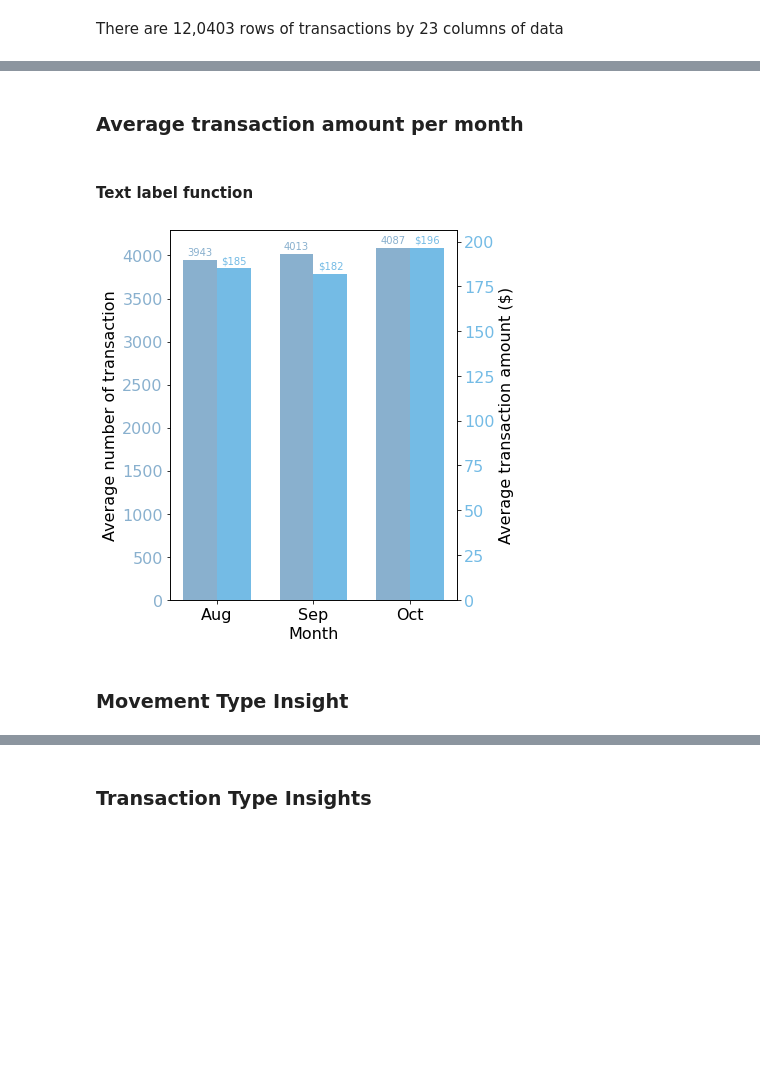
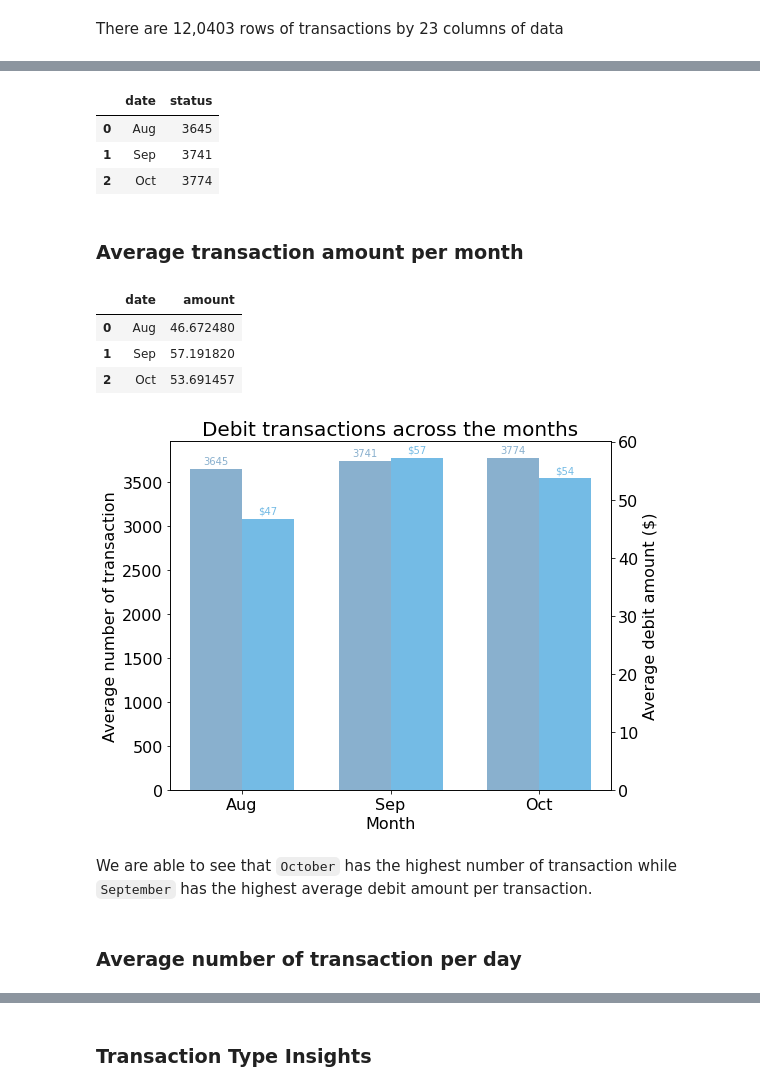
Before and after one commit to jonchia/ANZ-Data, a Jupyter notebook: Task_1.ipynb, the cells around one changed output, grey strips where cells are left out. Saved outputs shown, nothing was run; the diff lists cells and outputs as text; code cells hidden in the pictures; blank space fills up the shorter version.

```diff
--- a/Task_1.ipynb
+++ b/Task_1.ipynb
@@ -18,0 +125,4 @@ There are 12,0403 rows of transactions by 23 columns of data
+# %%
+bins = [18,20,30,40,50,60,70,120]
+age_label = ['18-19','20-29','30-39','40-49','50-59','60-69','70+']
+df['age_label'] = pd.cut(df['age'], bins, labels = age_label, include_lowest =True)
@@ -26,0 +203,4 @@ df['amount'].mean()
+# %%
+# Filter by credit and debit
+df_credit = df.loc[df['movement']=='credit']
+df_debit = df.loc[df['movement']=='debit']
@@ -29,14 +413,20 @@ df['amount'].mean()
 # %%
 # Average transaction number per month
-month_df = df.groupby(df['date'].dt.strftime("%b")).count()
+month_df = df_debit.groupby(df['date'].dt.strftime("%b")).count()
 month_df = month_df.drop(['date'],axis=1).reset_index()
 
 # Re-arrange month in ascending order
 month_df['month'] = pd.Categorical(month_df['date'], ['Jan', 'Feb', 'Mar', 'Apr', 'May', 'Jun', 'Jul', 'Aug', 'Sep', 'Oct', 'Nov', 'Dec'])
 month_df = month_df.sort_values("month").reset_index()
 
-# Extract only date and transaction count
+# Extract only month and transaction count
 month_df = month_df[['date','status']]
+month_df
+# %% [output]
+|  | date | status |
+| 0 | Aug | 3645 |
+| 1 | Sep | 3741 |
+| 2 | Oct | 3774 |
 # %%
 # Extract values to be plotted in bar chart
 month_list = month_df['date'].values.tolist()
@@ -45,13 +435,17 @@ status_list = month_df['status'].values.tolist()
 ### Average transaction amount per month
 # %%
 # Average transaction amount per month
-month_amount_df =  df.groupby(df['date'].dt.strftime("%b")).mean().reset_index()
+month_amount_df =  df_debit.groupby(df['date'].dt.strftime("%b")).mean().reset_index()
 
 # Re-arrange month in ascending order
 month_amount_df['month'] = pd.Categorical(month_amount_df['date'], ['Jan', 'Feb', 'Mar', 'Apr', 'May', 'Jun', 'Jul', 'Aug', 'Sep', 'Oct', 'Nov', 'Dec'])
 month_amount_df = month_amount_df.sort_values("month").reset_index()
 
-# Extract values to be plotted in bar chart
-amount_list = month_amount_df['amount'].values.tolist()
+# Extract only month and transaction amount
+month_amount_df = month_amount_df[['date','amount']]
+month_amount_df
+# %% [output]
+|  | date | amount |
+| 0 | Aug | 46.672480 |
+| 1 | Sep | 57.191820 |
+| 2 | Oct | 53.691457 |
-# %% [markdown]
-#### Text label function
@@ -77,7 +474,7 @@ def autolabel_2(rects):
                     ha='center', va='bottom',color=color2)
 # %%
 # Plot of dual bar graph
-fig, ax1 = plt.subplots(figsize=(6,6))
+fig, ax1 = plt.subplots(figsize=(8,6))
 
 N = 3
 x = np.arange(N)
@@ -86,36 +483,35 @@ width = 0.35
 # Bar colors
 color1 = '#89b0ce'
 color2 = "#74bbe5"
 
 # First bar graph
 rects1 = ax1.bar(x - width/2, status_list, width,color=color1)
 # Second bar graph
 ax2 = ax1.twinx()
 rects2 = ax2.bar(x + width/2, amount_list, width,color=color2)
 
 # Fine tune display parameters
 ax1.set_xlabel('Month')
 ax1.set_ylabel('Average number of transaction')
-ax1.tick_params(axis='y',labelcolor=color1)
-ax2.set_ylabel('Average transaction amount ($)')
-ax2.tick_params(axis='y',labelcolor=color2)
+#ax1.tick_params(axis='y',labelcolor=color1)
+ax2.set_ylabel('Average debit amount ($)')
+#ax2.tick_params(axis='y',labelcolor=color2)
 ax2.set_xticks(x)
 ax2.set_xticklabels(month_list)
 
 ax1.tick_params(axis='x', labelsize=16)
 ax1.tick_params(axis='y', labelsize=16)
 ax2.tick_params(axis='y', labelsize=16)
 ax1.xaxis.label.set_size(16)
 ax1.yaxis.label.set_size(16)
 ax2.yaxis.label.set_size(16)
+plt.title('Debit transactions across the months',fontsize=20)
 
 # Using function to display value at top of bar graph
 autolabel_1(rects1)
 autolabel_2(rects2)
 fig.tight_layout()
 
 plt.show()
 # %% [output]
-[figure, old version]
+[figure, new version]
-# %% [markdown]
-### Movement Type Insight
@@ -128,0 +518,4 @@ movement_df['status'] = movement_df['status']/movement_df['status'].sum()
+# %% [markdown]
+We are able to see that `October` has the highest number of transaction while `September` has the highest average debit amount per transaction.
+# %% [markdown]
+### Average number of transaction per day
```
Also changed, not shown: parts of 78 cells of this notebook, 1 other file.
